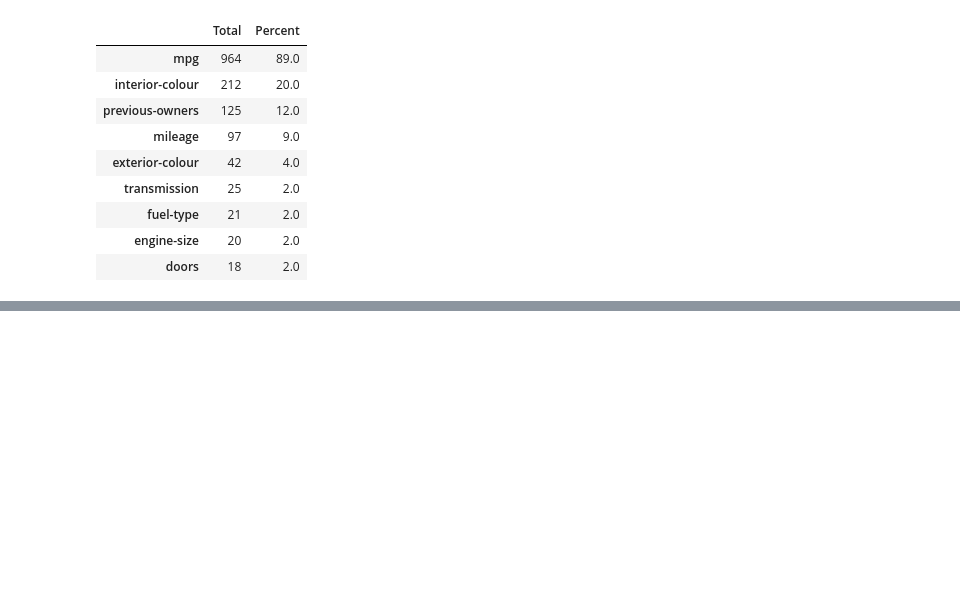
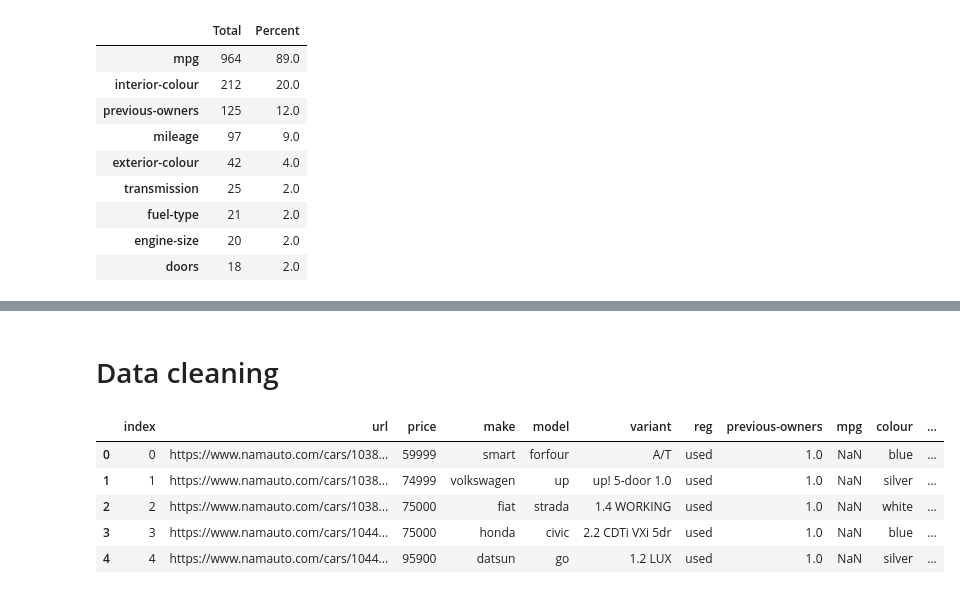
Before and after one commit to shambekela/Namcar-price-predictor, a Jupyter notebook: Car prediction.ipynb, the cells around one changed output, grey strips where cells are left out. Saved outputs shown, nothing was run; the diff lists cells and outputs as text; code cells hidden in the pictures; blank space fills up the shorter version.

Commit message:
Data cleaning almost complete

```diff
--- a/Car prediction.ipynb
+++ b/Car prediction.ipynb
@@ -428,0 +429,12 @@ data.tail()
+# %% [markdown]
+# Data cleaning
+# %%
+# drop column
+data.head()
+# %% [output]
+|  | index | url | price | make | model | variant | reg | previous-owners | mpg | colour | ... |
+| 0 | 0 | https://www.namauto.com/cars/1038... | 59999 | smart | forfour | A/T | used | 1.0 | NaN | blue | ... |
+| 1 | 1 | https://www.namauto.com/cars/1038... | 74999 | volkswagen | up | up! 5-door 1.0 | used | 1.0 | NaN | silver | ... |
+| 2 | 2 | https://www.namauto.com/cars/1038... | 75000 | fiat | strada | 1.4 WORKING | used | 1.0 | NaN | white | ... |
+| 3 | 3 | https://www.namauto.com/cars/1044... | 75000 | honda | civic | 2.2 CDTi VXi 5dr | used | 1.0 | NaN | blue | ... |
+| 4 | 4 | https://www.namauto.com/cars/1044... | 95900 | datsun | go | 1.2 LUX | used | 1.0 | NaN | silver | ... |
```
Also changed, not shown: parts of 9 cells of this notebook.
